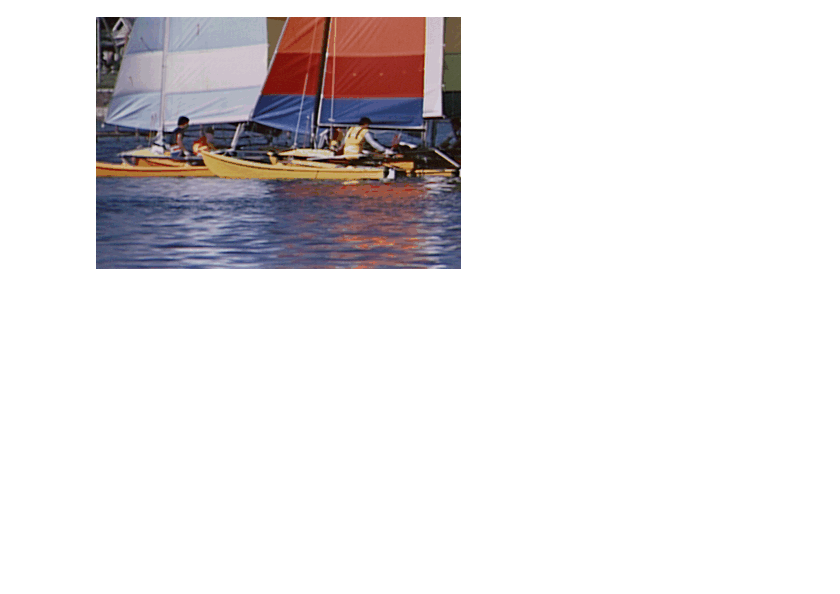
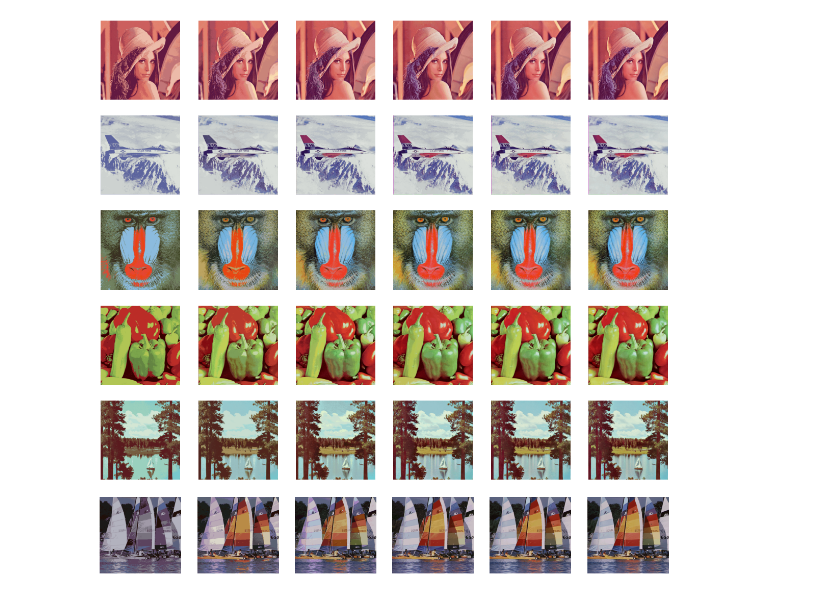
Before and after one commit to VarunAgarwalOfficial/Vector-Based-Color-Image-Quantization, a Jupyter notebook: VB-CIQ/ROW.ipynb, the cells around one changed output. Cells and saved outputs as stored; diff of their text form; code cells hidden in the pictures; blank space fills up the shorter version.

```diff
--- a/VB-CIQ/ROW.ipynb
+++ b/VB-CIQ/ROW.ipynb
@@ -4,12 +4,13 @@ images = ["lenna" , "airplane" , "mandril" , "pepper" , "sailboat" , "yacht"]
 import matplotlib.pyplot as plt
 from PIL import Image
 # %%
-fig, ax = plt.subplots(nrows=6, ncols=6 ,)
+fig, ax = plt.subplots(nrows=6, ncols=6 , figsize = (20,20))
 for i,image in enumerate(images):
     for j,col in enumerate(ax[i]):
-        im = Image.open(f"results/{image}/k{2**(j+3)}/reconstructed.png" )
-        fig.figimage(im)
+        im = Image.open(f"results/{image}/k{2**(j+3)}/reconstructed.png")
+        col.imshow(im)
+        col.axis("off")
 
-fig.savefig(f"ROW.png")
+fig.savefig(f"ROW.png" , bbox_inches = "tight")
 # %% [output]
-[figure, old version]
+[figure, new version]
```
Also changed, not shown: parts of 1 cell of this notebook, 4 other files.
